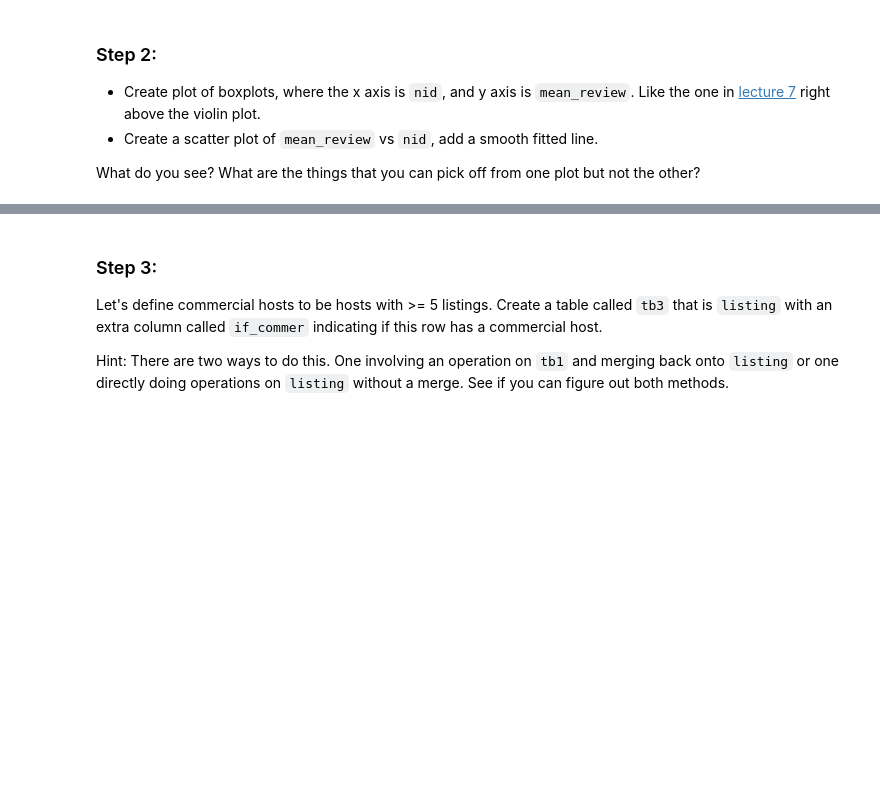
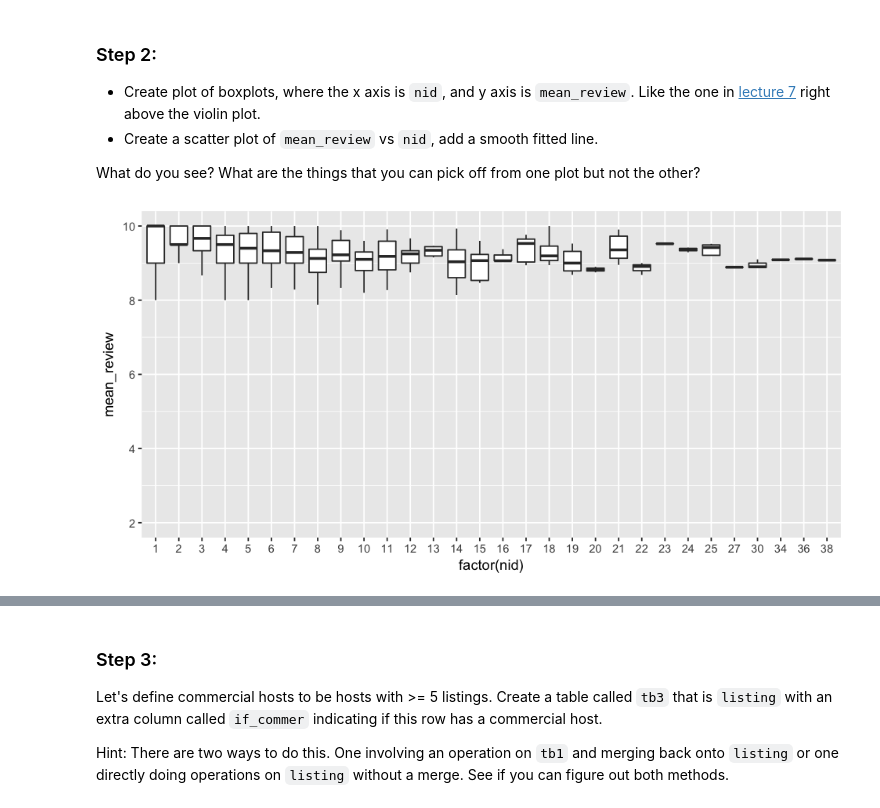
Before and after one commit to rogerfan/stats306_f18_labs, a Jupyter notebook: stats306_lab4.ipynb, the cells around one changed output, grey strips where cells are left out. Cells and saved outputs as stored; diff of their text form; code cells hidden in the pictures; blank space fills up the shorter version.

```diff
--- a/stats306_lab4.ipynb
+++ b/stats306_lab4.ipynb
@@ -62,0 +73,6 @@ tb1 = NA
+# %%
+tb1 = listing %>% group_by(host_id) %>%
+    summarize(nid = n_distinct(id),    # or nid = n()
+              mean_review = mean(review_scores_value))
+
+head(tb1)
@@ -67,3 +91,8 @@ tb1 = NA
 * Create a scatter plot of `mean_review` vs `nid`, add a smooth fitted line.
 
 What do you see? What are the things that you can pick off from one plot but not the other?
+# %%
+ggplot(tb1, aes(x=factor(nid), y=mean_review)) +
+    geom_boxplot(, outlier.shape=NA)
+# %% [output]
+[figure, added]
```
Also changed, not shown: parts of 13 cells of this notebook.
